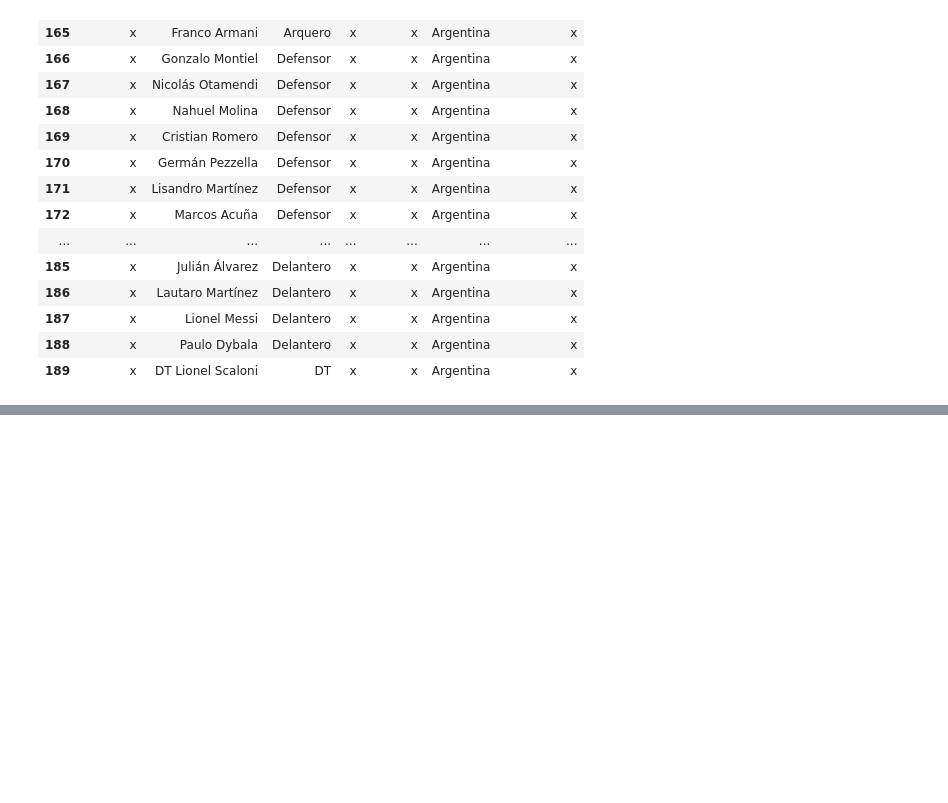
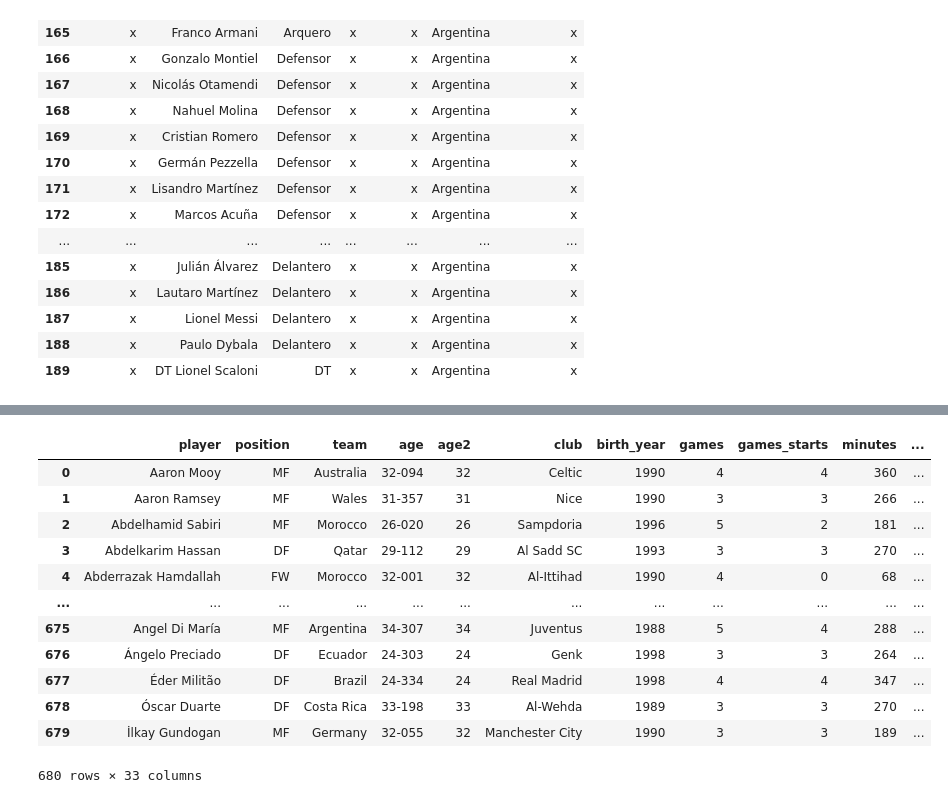
Before and after one commit to lromeror/Group_Slytheryn, a Jupyter notebook: DASHBOARD/assets/datas/FIFA_WORLD_CUP2022.ipynb, the cells around one changed output, grey strips where cells are left out. Drawn from its saved outputs; the diff is of its cells as text; code cells hidden in the pictures; blank space fills up the shorter version.

```diff
--- a/DASHBOARD/assets/datas/FIFA_WORLD_CUP2022.ipynb
+++ b/DASHBOARD/assets/datas/FIFA_WORLD_CUP2022.ipynb
@@ -190,0 +208,7 @@ MI ACTUAL  -- birth_year
+# %%
+import unicodedata
+
+def remover_tildes(texto):
+        return ''.join(
+            (c for c in unicodedata.normalize('NFD', texto) if unicodedata.category(c) != 'Mn')
+        )
@@ -190,0 +217,18 @@ MI ACTUAL  -- birth_year
+# %%
+players_fifa_wc2022["EMERGENTE"] = players_fifa_wc2022["player"].apply(remover_tildes)
+# %%
+players_fifa_wc2022
+# %% [output]
+|  | player | position | team | age | age2 | club | birth_year | games | games_starts | minutes | ... |
+| 0 | Aaron Mooy | MF | Australia | 32-094 | 32 | Celtic | 1990 | 4 | 4 | 360 | ... |
+| 1 | Aaron Ramsey | MF | Wales | 31-357 | 31 | Nice | 1990 | 3 | 3 | 266 | ... |
+| 2 | Abdelhamid Sabiri | MF | Morocco | 26-020 | 26 | Sampdoria | 1996 | 5 | 2 | 181 | ... |
+| 3 | Abdelkarim Hassan | DF | Qatar | 29-112 | 29 | Al Sadd SC | 1993 | 3 | 3 | 270 | ... |
+| 4 | Abderrazak Hamdallah | FW | Morocco | 32-001 | 32 | Al-Ittihad | 1990 | 4 | 0 | 68 | ... |
+| ... | ... | ... | ... | ... | ... | ... | ... | ... | ... | ... | ... |
+| 675 | Angel Di María | MF | Argentina | 34-307 | 34 | Juventus | 1988 | 5 | 4 | 288 | ... |
+| 676 | Ángelo Preciado | DF | Ecuador | 24-303 | 24 | Genk | 1998 | 3 | 3 | 264 | ... |
+| 677 | Éder Militão | DF | Brazil | 24-334 | 24 | Real Madrid | 1998 | 4 | 4 | 347 | ... |
+| 678 | Óscar Duarte | DF | Costa Rica | 33-198 | 33 | Al-Wehda | 1989 | 3 | 3 | 270 | ... |
+| 679 | İlkay Gundogan | MF | Germany | 32-055 | 32 | Manchester City | 1990 | 3 | 3 | 189 | ... |
+680 rows × 33 columns
```
Also changed, not shown: parts of 11 cells of this notebook.
